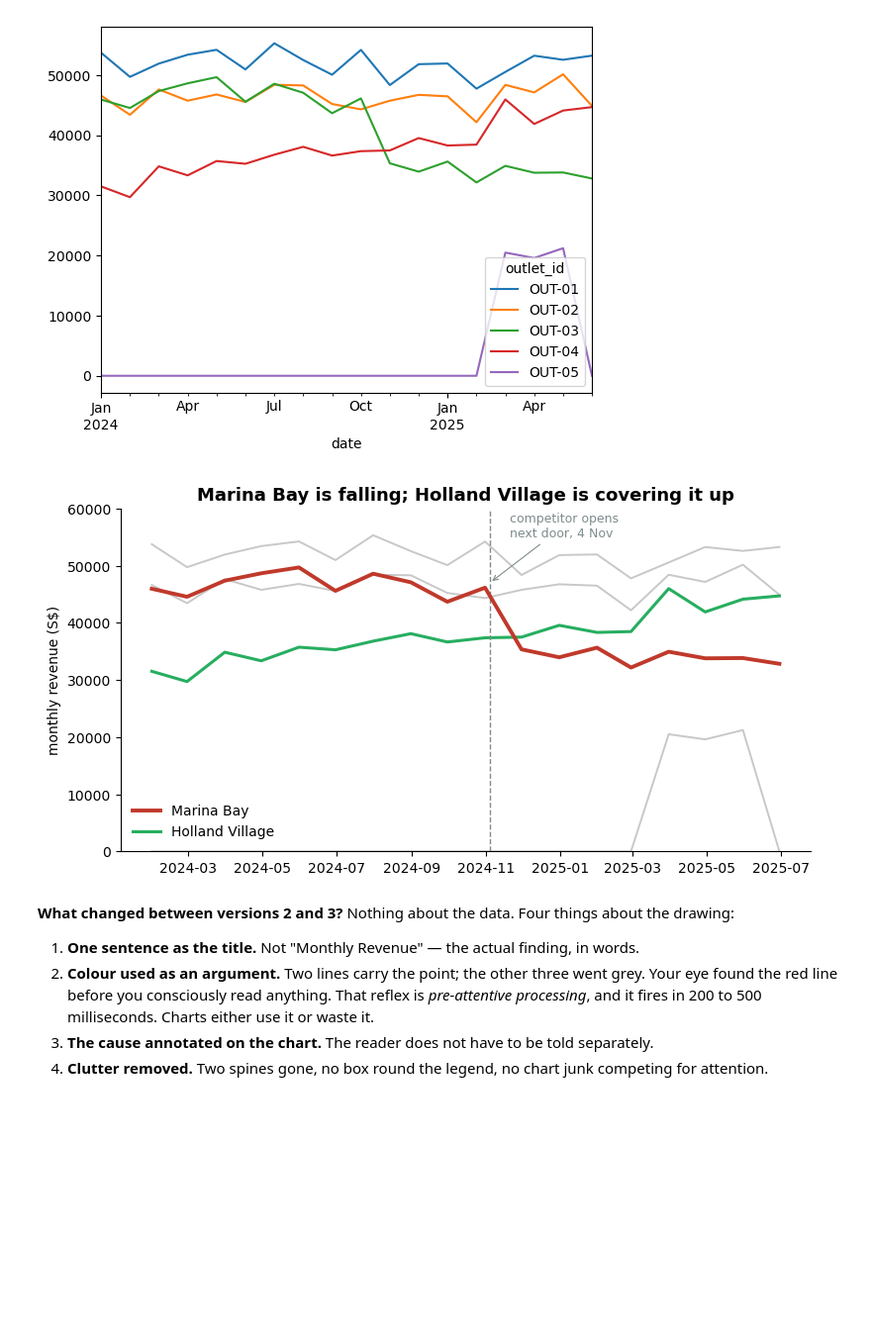
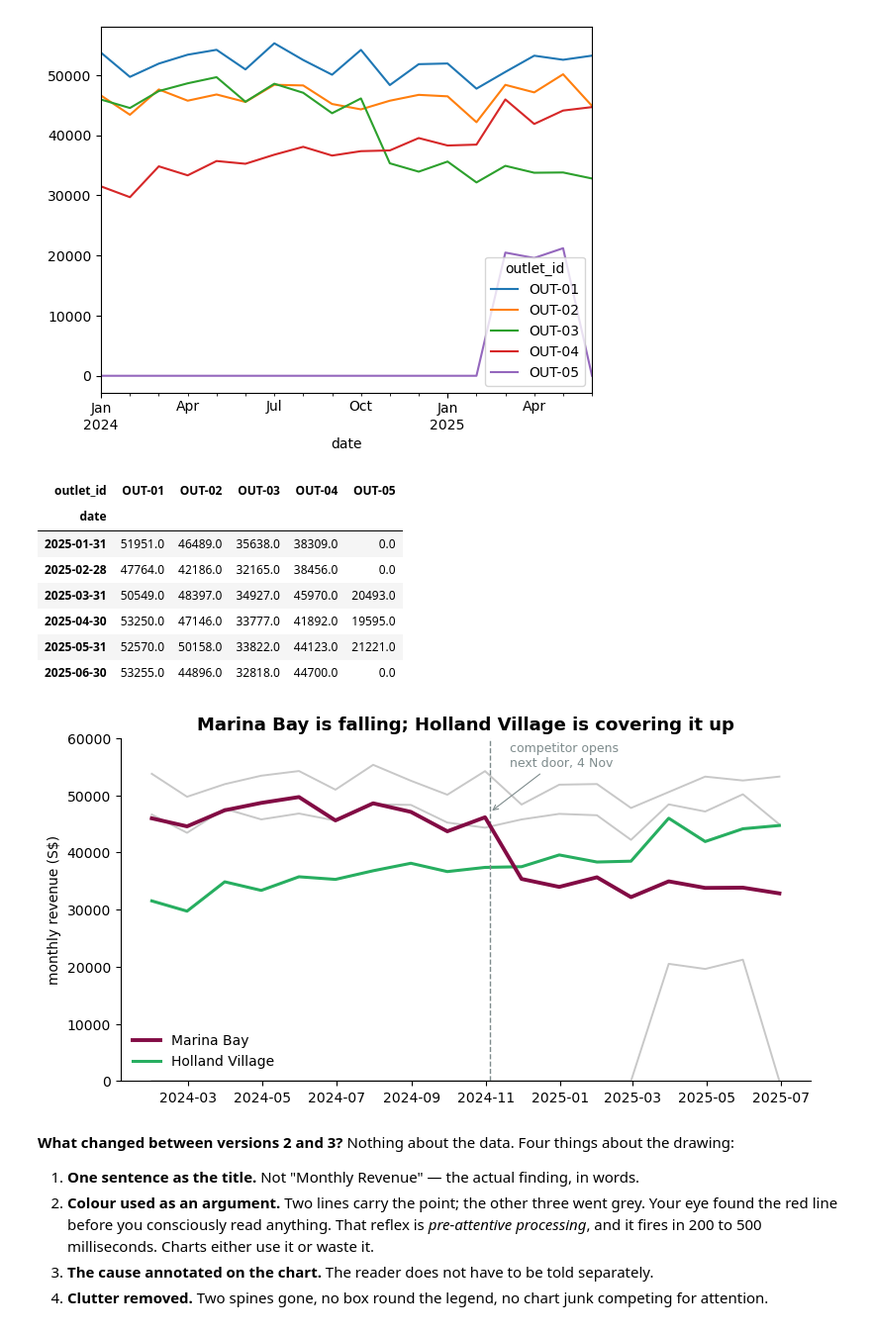
Before and after one commit to PP-123-nt/6m-data-1.10-visualization, a Jupyter notebook: notebooks/Part_1_three_pillars.ipynb, the cells around one changed output. Shown at 99% size. Saved outputs shown, nothing was run; the diff lists cells and outputs as text; code cells hidden in the pictures; blank space fills up the shorter version.

```diff
--- a/notebooks/Part_1_three_pillars.ipynb
+++ b/notebooks/Part_1_three_pillars.ipynb
@@ -147,33 +148,50 @@ plt.show()
 [figure]
 # %%
 # 👉 Version 3: the same numbers, drawn to make one point. Read the code later --
-#    for now just compare what your eye does with this versus the two above.
+# for now just compare what your eye does with this versus the two above.
 # color codes: https://htmlcolorcodes.com/color-names/
 
-fig, ax = plt.subplots(figsize=(9, 4.5))
+# figure size in inches, width x height
+# ax is the "axes" object, the chart itself, which we will draw on,
+# plt is the "figure" object, the whole canvas
+fig, ax = plt.subplots(figsize=(9, 4.5))  # (9, 4.5) => width, height in inches
 
+display(monthly.tail(6).round(0))
+
+# ax.plot draws a line chart, one line per column in the DataFrame
+# zorder=3: if this line crosses another line, Marina Bay will cover others making it the most prominent and visible.
 for col in monthly.columns:
     if col == "OUT-03":
-        ax.plot(monthly.index, monthly[col], color="#c0392b", linewidth=2.8, label="Marina Bay", zorder=3) # zorder controls which lines are drawn on top of which others, 3 is the highest here
+        ax.plot(monthly.index, monthly[col], color="#820b44", linewidth=2.8, label="Marina Bay", zorder=3) # zorder controls which lines are drawn on top of which others, 3 is the highest here
     elif col == "OUT-04":
         ax.plot(monthly.index, monthly[col], color="#27ae60", linewidth=2.2, label="Holland Village", zorder=2)
     else:
         ax.plot(monthly.index, monthly[col], color="#c8c8c8", linewidth=1.4, zorder=1)
 
+# ax.axvline: draw a vertical line at the given x-value (date), linestyle="--" dotted line
 ax.axvline(pd.Timestamp("2024-11-04"), color="#7f8c8d", linestyle="--", linewidth=1)
+
 ax.annotate("competitor opens\nnext door, 4 Nov",
             xy=(pd.Timestamp("2024-11-04"), 47000), xytext=(pd.Timestamp("2024-11-20"), 55000),
             fontsize=9, color="#7f8c8d",
             arrowprops=dict(arrowstyle="->", color="#7f8c8d", linewidth=0.8))
 
 ax.set_title("Marina Bay is falling; Holland Village is covering it up", fontsize=13, weight="bold")
 ax.set_ylabel("monthly revenue (S$)")
 ax.set_ylim(0, 60000)
 ax.legend(frameon=False, loc="lower left") # remove the box around the legend
 ax.spines[["top", "right"]].set_visible(False) # remove the top and right borders
 plt.show()
 # %% [output]
+| outlet_id | OUT-01 | OUT-02 | OUT-03 | OUT-04 | OUT-05 |
+| date |  |  |  |  |  |
+| 2025-01-31 | 51951.0 | 46489.0 | 35638.0 | 38309.0 | 0.0 |
+| 2025-02-28 | 47764.0 | 42186.0 | 32165.0 | 38456.0 | 0.0 |
+| 2025-03-31 | 50549.0 | 48397.0 | 34927.0 | 45970.0 | 20493.0 |
+| 2025-04-30 | 53250.0 | 47146.0 | 33777.0 | 41892.0 | 19595.0 |
+| 2025-05-31 | 52570.0 | 50158.0 | 33822.0 | 44123.0 | 21221.0 |
+| 2025-06-30 | 53255.0 | 44896.0 | 32818.0 | 44700.0 | 0.0 |
-[figure, old version]
+[figure, new version]
 # %% [markdown]
 **What changed between versions 2 and 3?** Nothing about the data. Four things about the drawing:
 
```
Also changed, not shown: parts of 3 cells of this notebook.
